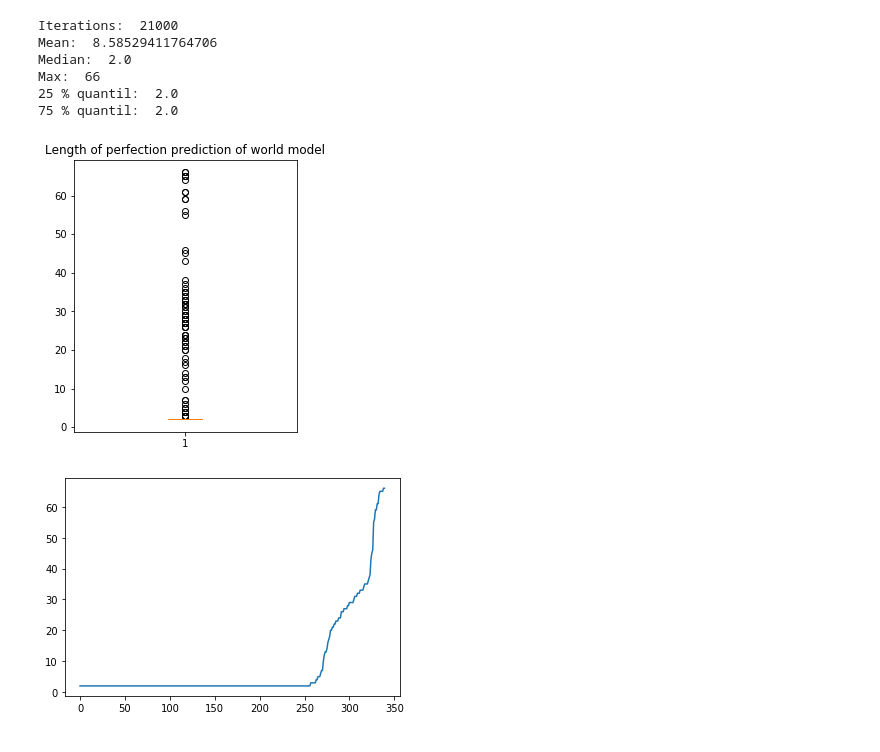
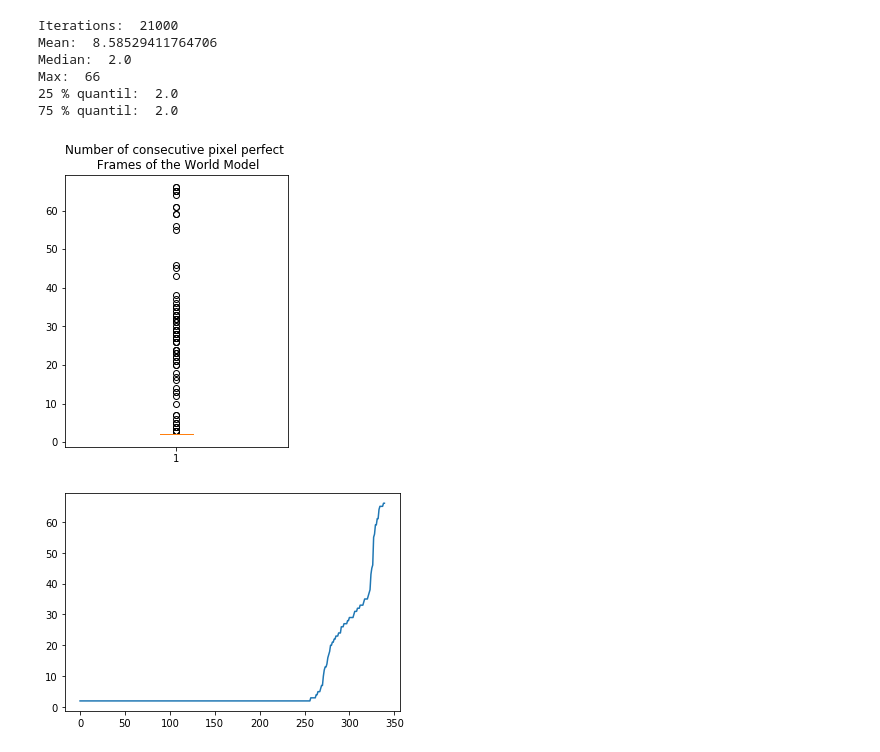
Before and after one commit to dakaun/worldmodel, a Jupyter notebook: tensor2tensor/tensor2tensor/rl/read_experiments/wm_realenv.ipynb, the cells around one changed output. Cells and saved outputs as stored; diff of their text form; code cells hidden in the pictures.

```diff
--- a/tensor2tensor/tensor2tensor/rl/read_experiments/wm_realenv.ipynb
+++ b/tensor2tensor/tensor2tensor/rl/read_experiments/wm_realenv.ipynb
@@ -513,11 +516,11 @@ Max:  66
 # %%
 plt.figure(figsize=(4,5))
 plt.boxplot(index0_300total_counter_list)
-plt.title('Length of perfection prediction of world model')
+plt.title('Number of consecutive pixel perfect \n Frames of the World Model')
 plt.savefig('Boxplot_perfectprediction.png')
 plt.show()
 # %% [output]
-[figure, old version]
+[figure, new version]
 # %%
 plt.plot(sorted(index0_300total_counter_list))
 plt.show()
```
Also changed, not shown: parts of 1 cell of this notebook, 3 other files.
